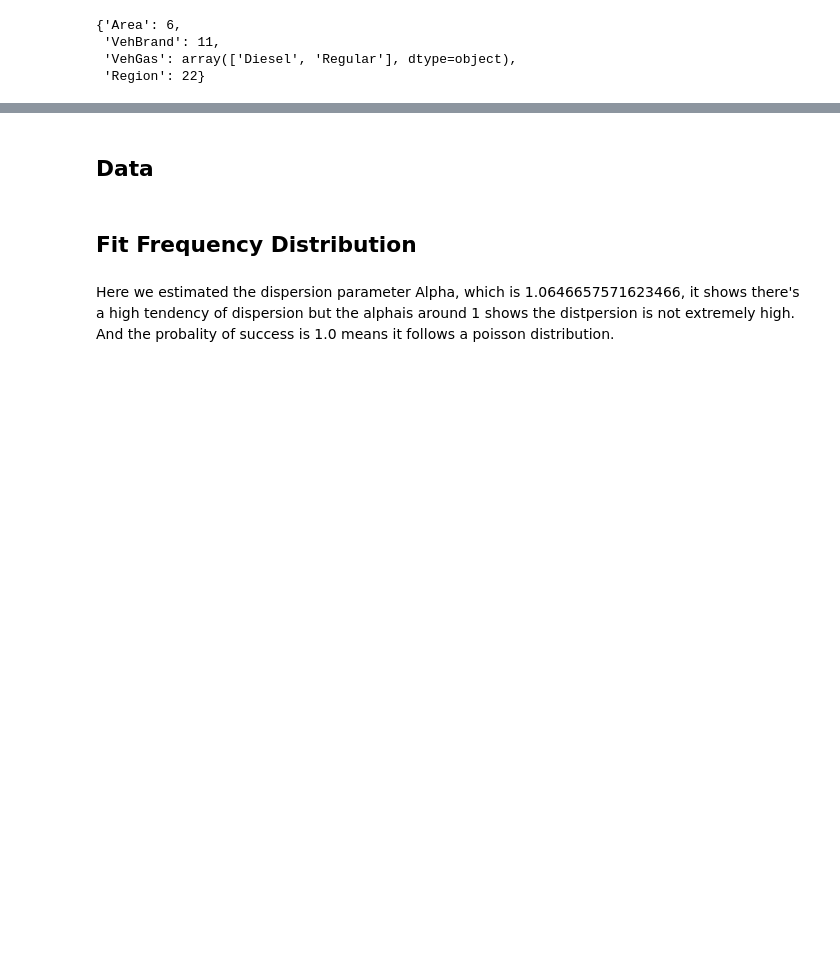
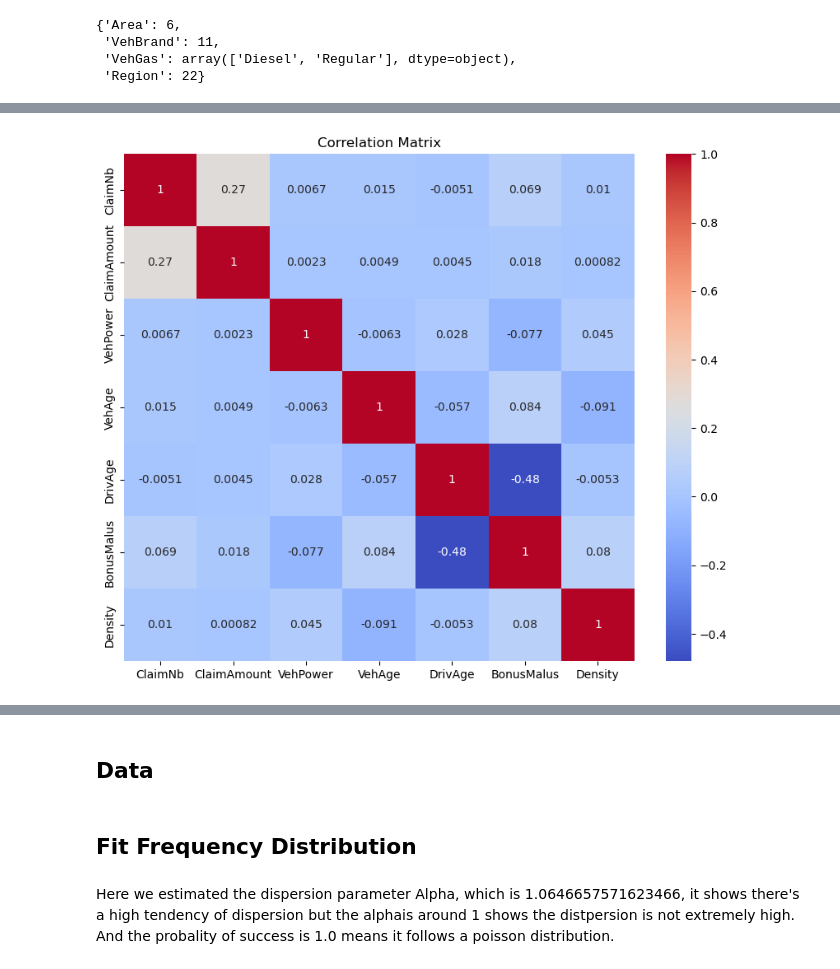
Before and after one commit to bordeauxlink/assurance-term-project, a Jupyter notebook: Term Project Underwriter.ipynb, the cells around one changed output, grey strips where cells are left out. Drawn from its saved outputs; the diff is of its cells as text; code cells hidden in the pictures; blank space fills up the shorter version.

```diff
--- a/Term Project Underwriter.ipynb
+++ b/Term Project Underwriter.ipynb
@@ -338,0 +134,10 @@ According to the data information provided, this risk categorization system is c
+# %%
+# Correlation matrix for numerical features
+correlation_matrix = claim_data[['ClaimNb', 'ClaimAmount', 'VehPower', 'VehAge', 'DrivAge', 'BonusMalus', 'Density']].corr()
+
+plt.figure(figsize=(10, 8))
+sns.heatmap(correlation_matrix, annot=True, cmap='coolwarm')
+plt.title('Correlation Matrix')
+plt.show()
+# %% [output]
+[figure, added]
```
Also changed, not shown: parts of 67 cells of this notebook.
